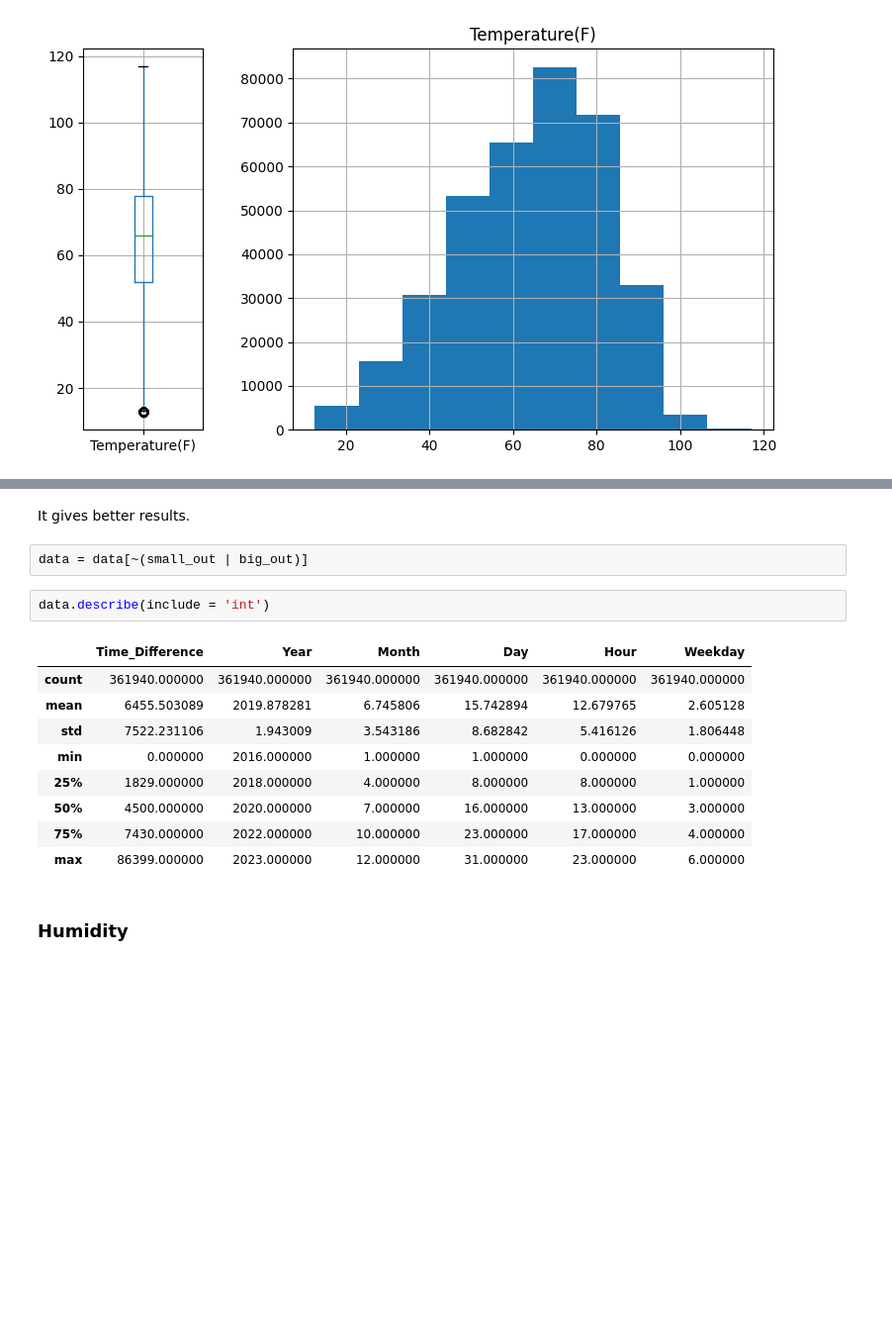
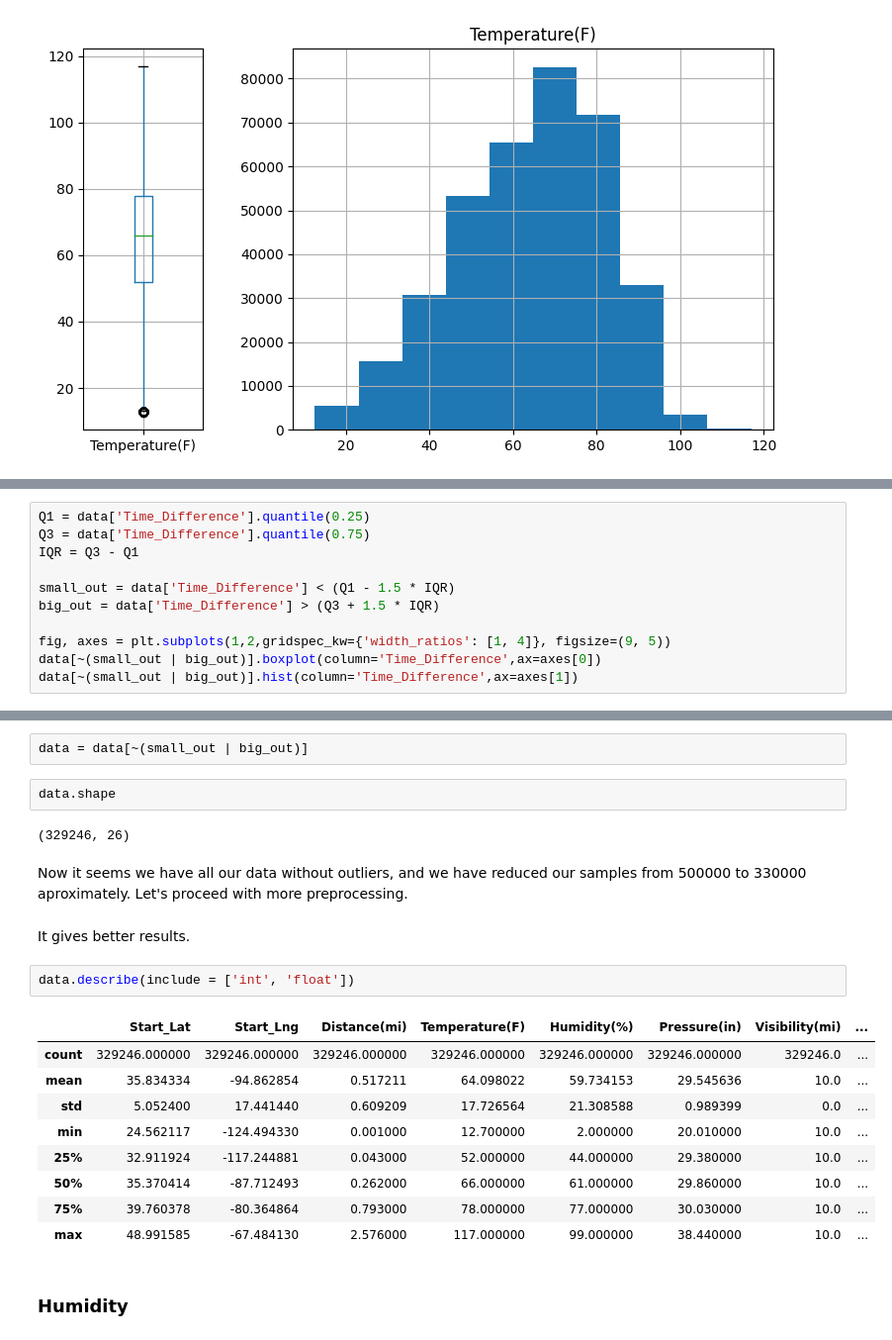
Before and after one commit to pol-resina/US-Accidents, a Jupyter notebook: notebooks/preprocessing.ipynb, the cells around one changed output, grey strips where cells are left out. Shown at 99% size. Cells and saved outputs as stored; diff of their text form; blank space fills up the shorter version.

Commit message:
outlierss

```diff
--- a/notebooks/preprocessing.ipynb
+++ b/notebooks/preprocessing.ipynb
@@ -457,0 +469,11 @@ array([<Axes: title={'center': 'Temperature(F)'}>], dtype=object)
+# %%
+Q1 = data['Time_Difference'].quantile(0.25)
+Q3 = data['Time_Difference'].quantile(0.75)
+IQR = Q3 - Q1
+
+small_out = data['Time_Difference'] < (Q1 - 1.5 * IQR)
+big_out = data['Time_Difference'] > (Q3 + 1.5 * IQR)
+
+fig, axes = plt.subplots(1,2,gridspec_kw={'width_ratios': [1, 4]}, figsize=(9, 5))
+data[~(small_out | big_out)].boxplot(column='Time_Difference',ax=axes[0])
+data[~(small_out | big_out)].hist(column='Time_Difference',ax=axes[1])
@@ -458,19 +483,25 @@ array([<Axes: title={'center': 'Temperature(F)'}>], dtype=object)
+# %%
+data = data[~(small_out | big_out)]
+# %%
+data.shape
+# %% [output]
+(329246, 26)
+# %% [markdown]
+Now it seems we have all our data without outliers, and we have reduced our samples from 500000 to 330000 aproximately. Let's proceed with more preprocessing.
 # %% [markdown]
 It gives better results.
-# %%
-data = data[~(small_out | big_out)]
 # %%
-data.describe(include = 'int')
+data.describe(include = ['int', 'float'])
 # %% [output]
-|  | Time_Difference | Year | Month | Day | Hour | Weekday |
-| count | 361940.000000 | 361940.000000 | 361940.000000 | 361940.000000 | 361940.000000 | 361940.000000 |
-| mean | 6455.503089 | 2019.878281 | 6.745806 | 15.742894 | 12.679765 | 2.605128 |
-| std | 7522.231106 | 1.943009 | 3.543186 | 8.682842 | 5.416126 | 1.806448 |
-| min | 0.000000 | 2016.000000 | 1.000000 | 1.000000 | 0.000000 | 0.000000 |
-| 25% | 1829.000000 | 2018.000000 | 4.000000 | 8.000000 | 8.000000 | 1.000000 |
-| 50% | 4500.000000 | 2020.000000 | 7.000000 | 16.000000 | 13.000000 | 3.000000 |
-| 75% | 7430.000000 | 2022.000000 | 10.000000 | 23.000000 | 17.000000 | 4.000000 |
-| max | 86399.000000 | 2023.000000 | 12.000000 | 31.000000 | 23.000000 | 6.000000 |
+|  | Start_Lat | Start_Lng | Distance(mi) | Temperature(F) | Humidity(%) | Pressure(in) | Visibility(mi) | ... |
+| count | 329246.000000 | 329246.000000 | 329246.000000 | 329246.000000 | 329246.000000 | 329246.000000 | 329246.0 | ... |
+| mean | 35.834334 | -94.862854 | 0.517211 | 64.098022 | 59.734153 | 29.545636 | 10.0 | ... |
+| std | 5.052400 | 17.441440 | 0.609209 | 17.726564 | 21.308588 | 0.989399 | 0.0 | ... |
+| min | 24.562117 | -124.494330 | 0.001000 | 12.700000 | 2.000000 | 20.010000 | 10.0 | ... |
+| 25% | 32.911924 | -117.244881 | 0.043000 | 52.000000 | 44.000000 | 29.380000 | 10.0 | ... |
+| 50% | 35.370414 | -87.712493 | 0.262000 | 66.000000 | 61.000000 | 29.860000 | 10.0 | ... |
+| 75% | 39.760378 | -80.364864 | 0.793000 | 78.000000 | 77.000000 | 30.030000 | 10.0 | ... |
+| max | 48.991585 | -67.484130 | 2.576000 | 117.000000 | 99.000000 | 38.440000 | 10.0 | ... |
 # %% [markdown]
 ### Humidity
 # %%
```
Also changed, not shown: parts of 6 cells of this notebook.
